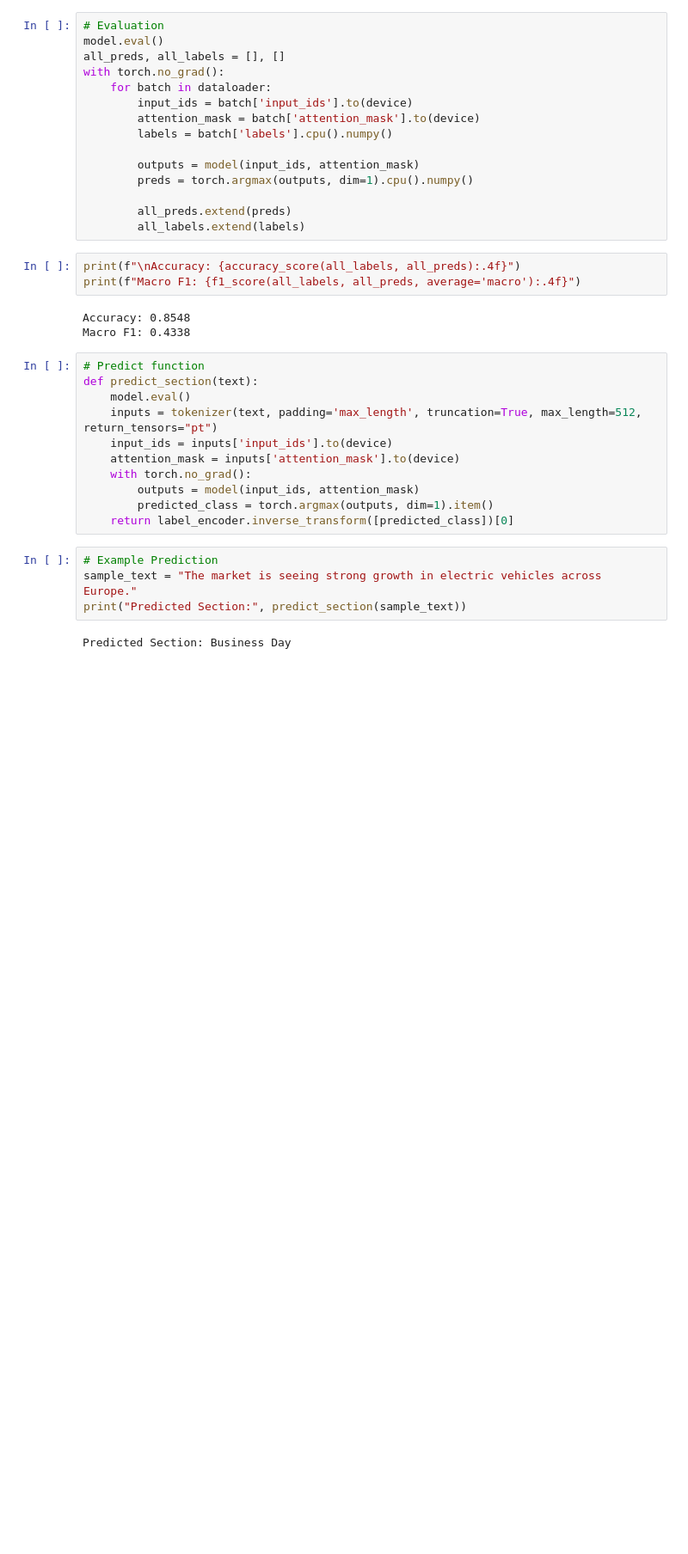
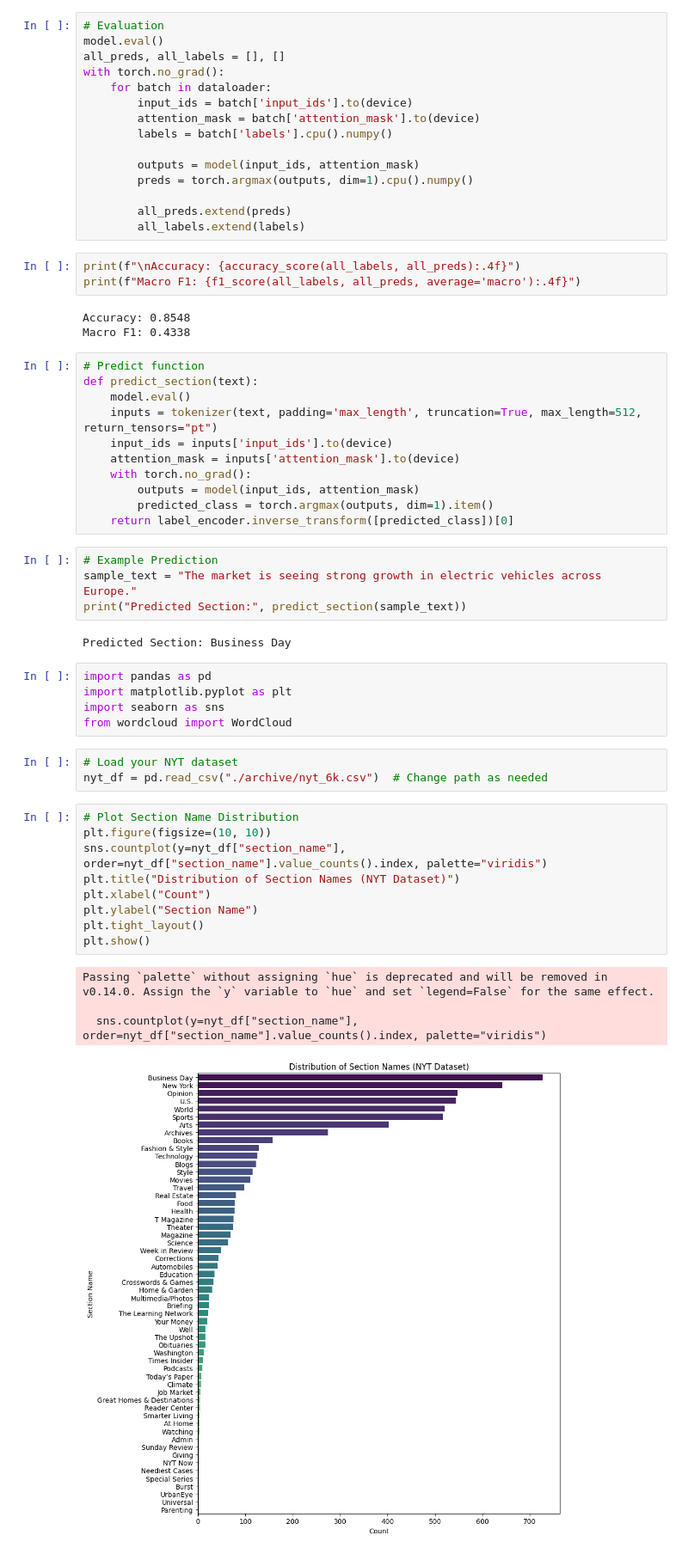
Before and after one commit to janhvisingh22/CPM-Based-Classification, a Jupyter notebook: model3.ipynb, the cells around one changed output. Shown: that part at 86% size. Drawn from its saved outputs; the diff is of its cells as text; blank space fills up the shorter version.

```diff
--- a/model3.ipynb
+++ b/model3.ipynb
@@ -156,3 +156,25 @@ sample_text = "The market is seeing strong growth in electric vehicles across Eu
 print("Predicted Section:", predict_section(sample_text))
 # %% [output]
 Predicted Section: Business Day
+# %%
+import pandas as pd
+import matplotlib.pyplot as plt
+import seaborn as sns
+from wordcloud import WordCloud
+# %%
+# Load your NYT dataset
+nyt_df = pd.read_csv("./archive/nyt_6k.csv")  # Change path as needed
+# %%
+# Plot Section Name Distribution
+plt.figure(figsize=(10, 10))
+sns.countplot(y=nyt_df["section_name"], order=nyt_df["section_name"].value_counts().index, palette="viridis")
+plt.title("Distribution of Section Names (NYT Dataset)")
+plt.xlabel("Count")
+plt.ylabel("Section Name")
+plt.tight_layout()
+plt.show()
+# %% [output]
+Passing `palette` without assigning `hue` is deprecated and will be removed in v0.14.0. Assign the `y` variable to `hue` and set `legend=False` for the same effect.
+
+  sns.countplot(y=nyt_df["section_name"], order=nyt_df["section_name"].value_counts().index, palette="viridis")
+[figure, added]
```
Also changed, not shown: parts of 2 cells of this notebook.
